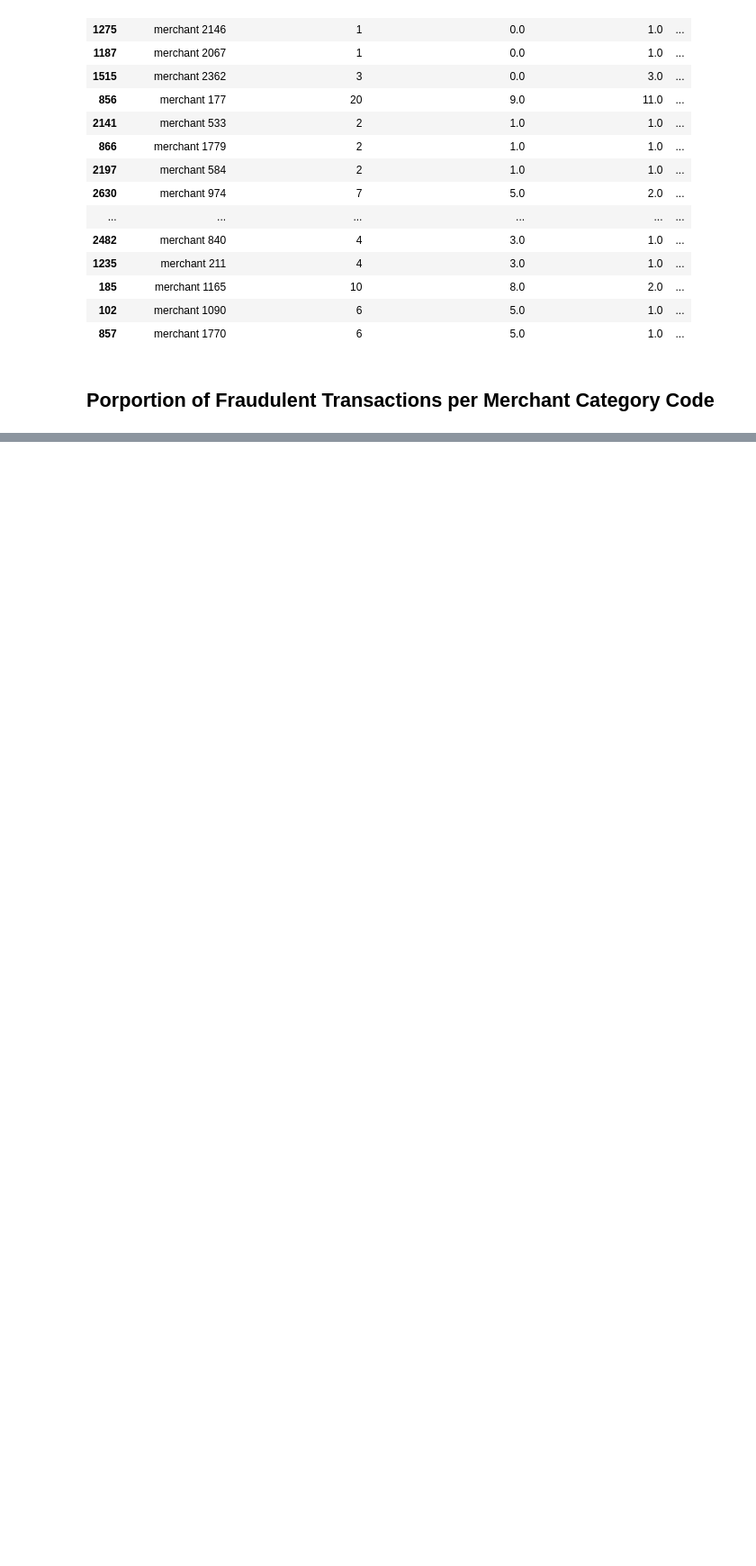
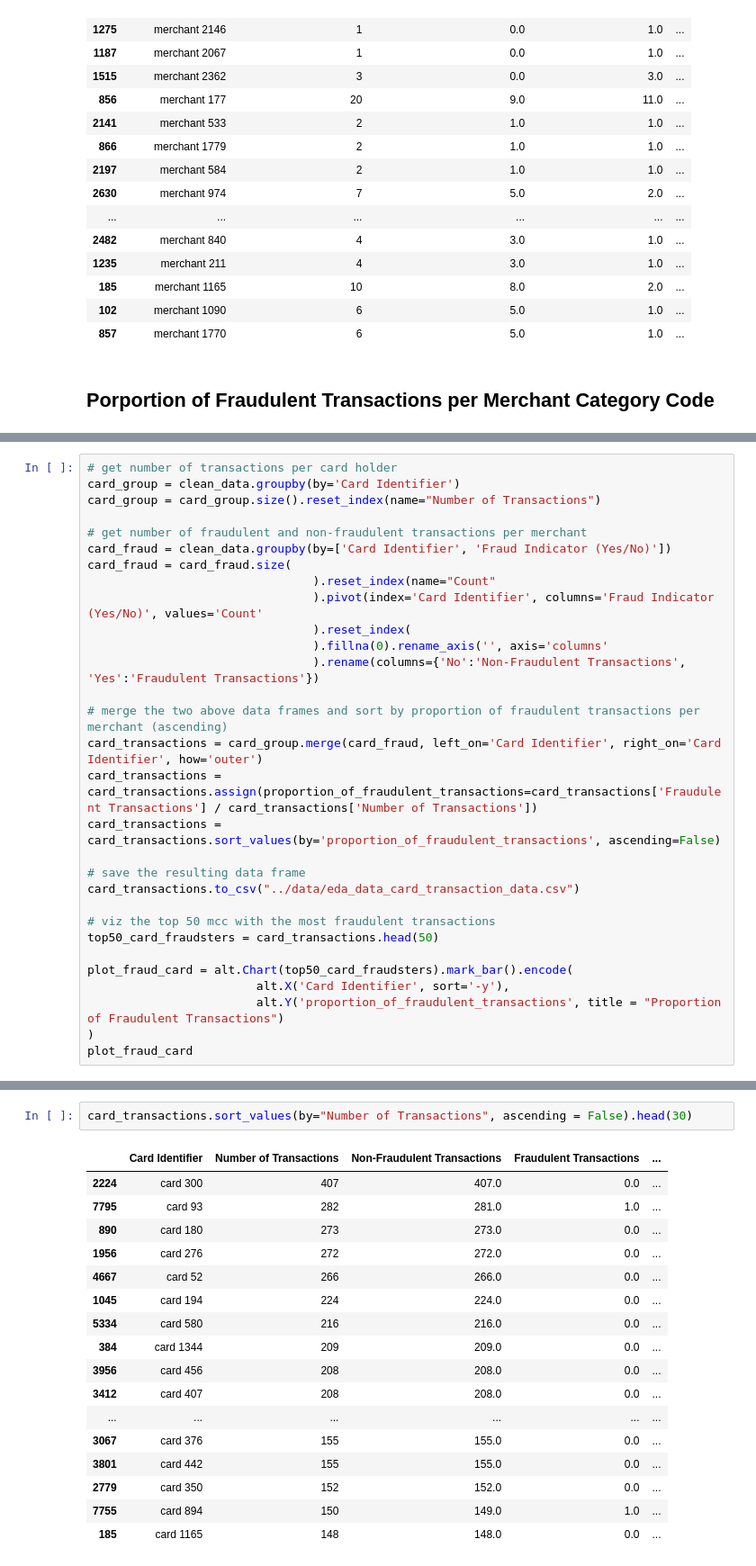
Before and after one commit to simonryu328/bolt-bootcamp, a Jupyter notebook: notebooks/EDA_stephanie.ipynb, the cells around one changed output, grey strips where cells are left out. Shown: that part at 90% size. Saved outputs shown, nothing was run; the diff lists cells and outputs as text; blank space fills up the shorter version.

Commit message:
card analysis and resulting dataframe

```diff
--- a/notebooks/EDA_stephanie.ipynb
+++ b/notebooks/EDA_stephanie.ipynb
@@ -198,0 +201,30 @@ mcc_transactions.head(20)
+# %%
+# get number of transactions per card holder
+card_group = clean_data.groupby(by='Card Identifier')
+card_group = card_group.size().reset_index(name="Number of Transactions")
+
+# get number of fraudulent and non-fraudulent transactions per merchant
+card_fraud = clean_data.groupby(by=['Card Identifier', 'Fraud Indicator (Yes/No)'])
+card_fraud = card_fraud.size(
+                                ).reset_index(name="Count"
+                                ).pivot(index='Card Identifier', columns='Fraud Indicator (Yes/No)', values='Count'
+                                ).reset_index(
+                                ).fillna(0).rename_axis('', axis='columns'
+                                ).rename(columns={'No':'Non-Fraudulent Transactions', 'Yes':'Fraudulent Transactions'})
+
+# merge the two above data frames and sort by proportion of fraudulent transactions per merchant (ascending)
+card_transactions = card_group.merge(card_fraud, left_on='Card Identifier', right_on='Card Identifier', how='outer')
+card_transactions = card_transactions.assign(proportion_of_fraudulent_transactions=card_transactions['Fraudulent Transactions'] / card_transactions['Number of Transactions'])
+card_transactions = card_transactions.sort_values(by='proportion_of_fraudulent_transactions', ascending=False)
+
+# save the resulting data frame
+card_transactions.to_csv("../data/eda_data_card_transaction_data.csv")
+
+# viz the top 50 mcc with the most fraudulent transactions
+top50_card_fraudsters = card_transactions.head(50)
+
+plot_fraud_card = alt.Chart(top50_card_fraudsters).mark_bar().encode(
+                        alt.X('Card Identifier', sort='-y'),
+                        alt.Y('proportion_of_fraudulent_transactions', title = "Proportion of Fraudulent Transactions")
+)
+plot_fraud_card
@@ -198,0 +233,20 @@ mcc_transactions.head(20)
+# %%
+card_transactions.sort_values(by="Number of Transactions", ascending = False).head(30)
+# %% [output]
+|  | Card Identifier | Number of Transactions | Non-Fraudulent Transactions | Fraudulent Transactions | ... |
+| 2224 | card 300 | 407 | 407.0 | 0.0 | ... |
+| 7795 | card 93 | 282 | 281.0 | 1.0 | ... |
+| 890 | card 180 | 273 | 273.0 | 0.0 | ... |
+| 1956 | card 276 | 272 | 272.0 | 0.0 | ... |
+| 4667 | card 52 | 266 | 266.0 | 0.0 | ... |
+| 1045 | card 194 | 224 | 224.0 | 0.0 | ... |
+| 5334 | card 580 | 216 | 216.0 | 0.0 | ... |
+| 384 | card 1344 | 209 | 209.0 | 0.0 | ... |
+| 3956 | card 456 | 208 | 208.0 | 0.0 | ... |
+| 3412 | card 407 | 208 | 208.0 | 0.0 | ... |
+| ... | ... | ... | ... | ... | ... |
+| 3067 | card 376 | 155 | 155.0 | 0.0 | ... |
+| 3801 | card 442 | 155 | 155.0 | 0.0 | ... |
+| 2779 | card 350 | 152 | 152.0 | 0.0 | ... |
+| 7755 | card 894 | 150 | 149.0 | 1.0 | ... |
+| 185 | card 1165 | 148 | 148.0 | 0.0 | ... |
```
Also changed, not shown: parts of 6 cells of this notebook, 1 other file.
